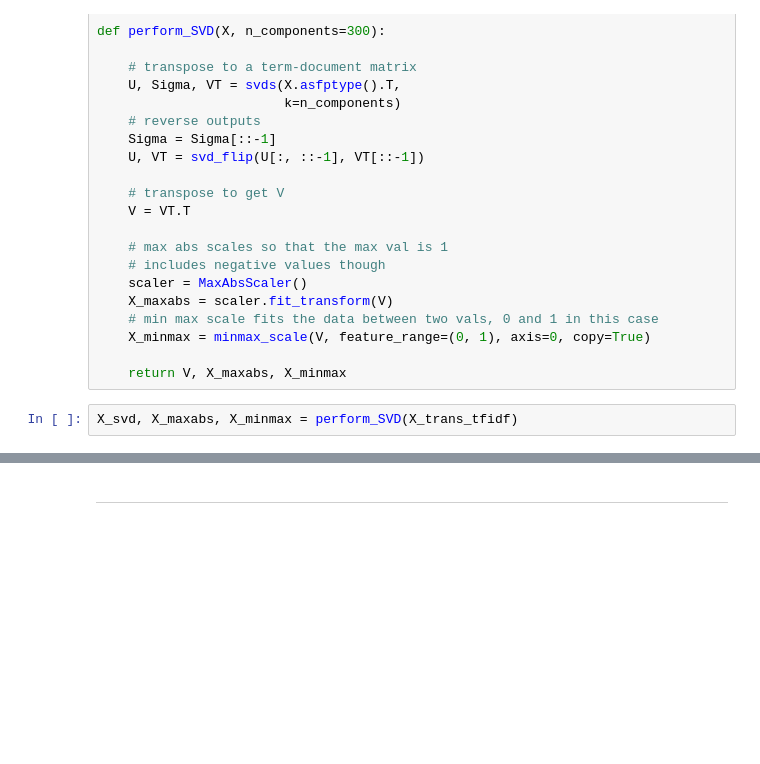
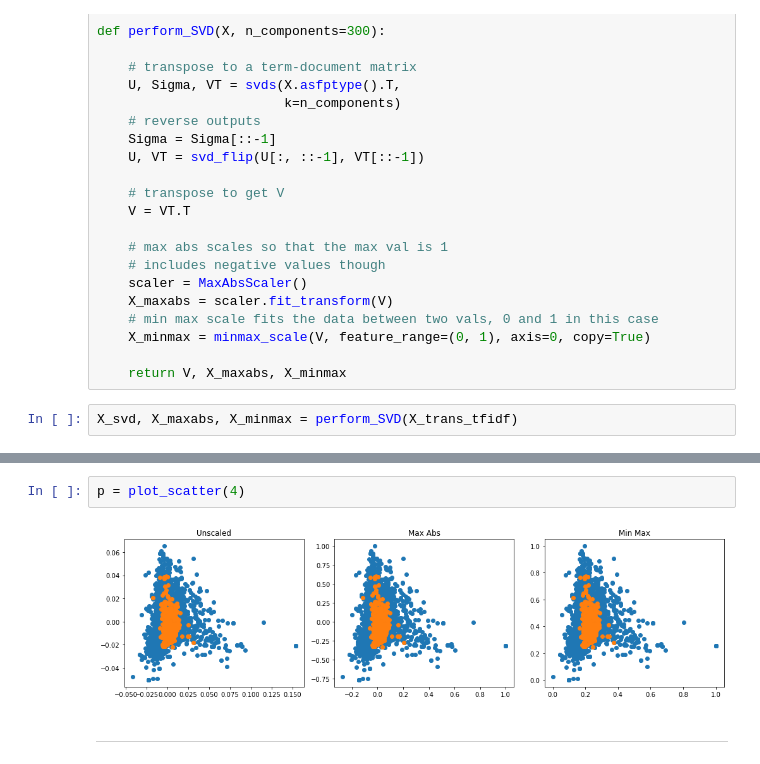
Before and after one commit to BigBangData/NaturalLanguageProcessing, a Jupyter notebook: TextAnalyticsWithR/06_DimensionalityReduction2_StackOverflow.ipynb, the cells around one changed output, grey strips where cells are left out. Cells and saved outputs as stored; diff of their text form; blank space fills up the shorter version.

```diff
--- a/TextAnalyticsWithR/06_DimensionalityReduction2_StackOverflow.ipynb
+++ b/TextAnalyticsWithR/06_DimensionalityReduction2_StackOverflow.ipynb
@@ -184,2 +209,6 @@ fig.tight_layout()
+# %%
+p = plot_scatter(4)
+# %% [output]
+[figure, added]
 # %% [markdown]
 ---
```
Also changed, not shown: parts of 9 cells of this notebook.
